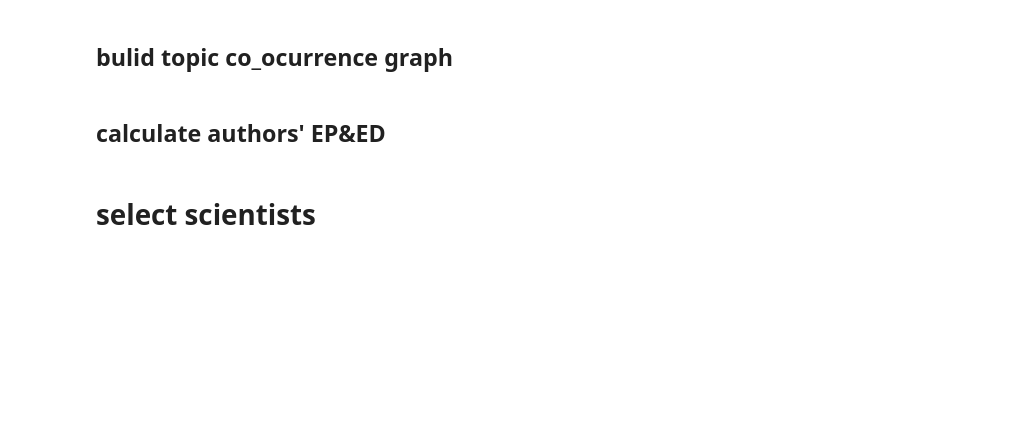
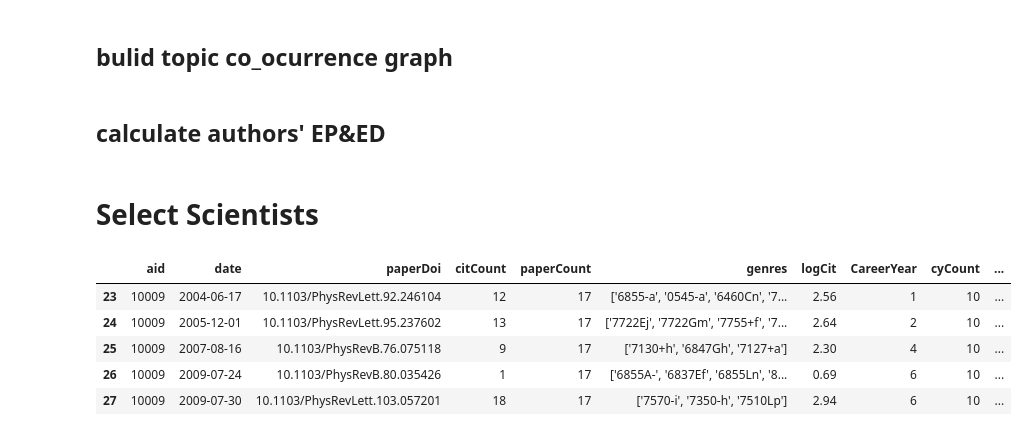
Before and after one commit to cautious-explorers/cautious_explorers_code, a Jupyter notebook: code/1_processed_data.ipynb, the cells around one changed output. Saved outputs shown, nothing was run; the diff lists cells and outputs as text; code cells hidden in the pictures; blank space fills up the shorter version.

```diff
--- a/code/1_processed_data.ipynb
+++ b/code/1_processed_data.ipynb
@@ -1094,10 +1095,10 @@ distance_info = pd.DataFrame(
 # %%
 distance_info.to_pickle('../data/processing_data/avg_switch_distance_info.pkl')
 # %% [markdown]
-# select scientists
+# Select Scientists
 # %%
 author_paper = pd.read_csv('/public/aps/summarized_data/author_paper.csv')
-distance_info = pd.read_csv('/public/aps/summarized_data/avg_switch_distance_info.csv')
+distance_info = pd.load_pkl('../data/processing_data/avg_switch_distance_info.pkl')
 author_paper['date'] = [datetime.datetime.strptime(d,'%Y-%m-%d').date() for d in author_paper['date']]
 # %%
 first_date_dict = {}
@@ -1131,0 +1133,9 @@ switch.to_csv('../data/regression/switch.csv',index=False)
+# %%
+author_paper.head()
+# %% [output]
+|  | aid | date | paperDoi | citCount | paperCount | genres | logCit | CareerYear | cyCount | ... |
+| 23 | 10009 | 2004-06-17 | 10.1103/PhysRevLett.92.246104 | 12 | 17 | ['6855-a', '0545-a', '6460Cn', '7... | 2.56 | 1 | 10 | ... |
+| 24 | 10009 | 2005-12-01 | 10.1103/PhysRevLett.95.237602 | 13 | 17 | ['7722Ej', '7722Gm', '7755+f', '7... | 2.64 | 2 | 10 | ... |
+| 25 | 10009 | 2007-08-16 | 10.1103/PhysRevB.76.075118 | 9 | 17 | ['7130+h', '6847Gh', '7127+a'] | 2.30 | 4 | 10 | ... |
+| 26 | 10009 | 2009-07-24 | 10.1103/PhysRevB.80.035426 | 1 | 17 | ['6855A-', '6837Ef', '6855Ln', '8... | 0.69 | 6 | 10 | ... |
+| 27 | 10009 | 2009-07-30 | 10.1103/PhysRevLett.103.057201 | 18 | 17 | ['7570-i', '7350-h', '7510Lp'] | 2.94 | 6 | 10 | ... |
```
Also changed, not shown: parts of 6 cells of this notebook, 3 other files.
